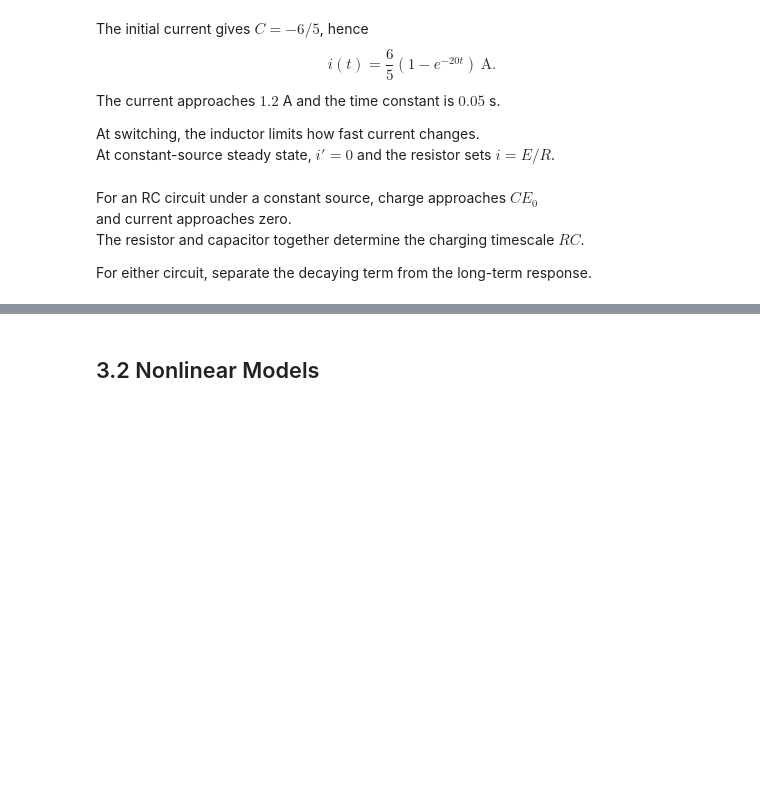
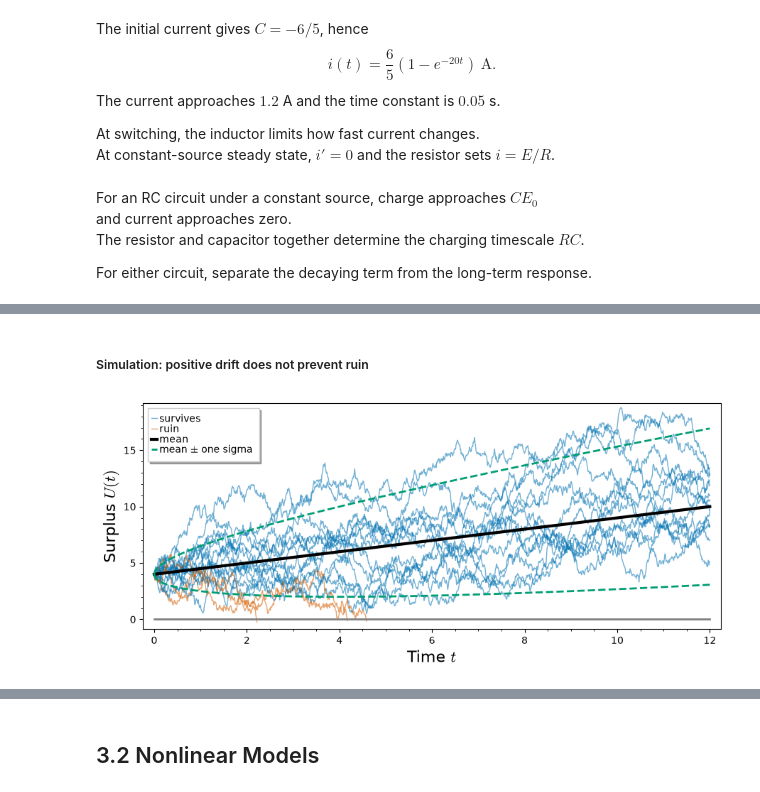
Before and after one commit to Symbol1/Differ2026, a Jupyter notebook: 1007.ipynb, the cells around one changed output, grey strips where cells are left out. Drawn from its saved outputs; the diff is of its cells as text; code cells hidden in the pictures; blank space fills up the shorter version.

```diff
--- a/1007.ipynb
+++ b/1007.ipynb
@@ -255,0 +579,7 @@ For either circuit, separate the decaying term from the long-term response.
+# %%
+ou_plot = Graphics()
+for path in ou_paths:
+    ou_plot += line(list(zip(ou_times, path)), color='#0072B2', alpha=0.45)
+ou_mean = theta + (x0 - theta)*np.exp(-k*ou_times)
+ou_variance = sigma**2/(2*k)*(1 - np.exp(-2*k*ou_times))
+ou_one_sigma = np.sqrt(ou_variance)
@@ -255,0 +651,37 @@ For either circuit, separate the decaying term from the long-term response.
+# %% [markdown]
+##### Simulation: positive drift does not prevent ruin
+# %%
+import numpy as np
+rng = np.random.default_rng(int(1007))
+u0, drift, volatility = 4.0, 0.5, 2.0
+T, dt, number_of_paths = 12.0, 0.01, 16
+risk_times = np.linspace(0, T, int(T/dt) + 1)
+increments = drift*dt + volatility*np.sqrt(dt)*rng.standard_normal((number_of_paths, len(risk_times) - 1))
+risk_paths = u0 + np.cumsum(increments, axis=1)
+risk_paths = np.column_stack([np.full(number_of_paths, u0), risk_paths])
+was_ruined = np.min(risk_paths, axis=1) <= 0
+# %%
+risk_plot = Graphics()
+seen = {False: False, True: False}
+for path, ruined in zip(risk_paths, was_ruined):
+    end = np.argmax(path <= 0) + 1 if ruined else len(path)
+    label = ('ruin' if ruined else 'survives') if not seen[bool(ruined)] else None
+    options = {'legend_label': label} if label else {}
+    risk_plot += line(list(zip(risk_times[:end], path[:end])),
+                      color='#D55E00' if ruined else '#0072B2', alpha=0.55, **options)
+    seen[bool(ruined)] = True
+# %%
+risk_mean = u0 + drift*risk_times
+risk_one_sigma = volatility*np.sqrt(risk_times)
+risk_plot += line([(0, 0), (T, 0)], color='gray', thickness=2)
+risk_plot += line(list(zip(risk_times, risk_mean)), color='black',
+                  thickness=3, legend_label='mean')
+risk_plot += line(list(zip(risk_times, risk_mean + risk_one_sigma)), color='#009E73',
+                  linestyle='--', thickness=2, legend_label=r'mean $\pm$ one sigma')
+risk_plot += line(list(zip(risk_times, risk_mean - risk_one_sigma)), color='#009E73',
+                  linestyle='--', thickness=2)
+risk_plot.show(xmin=0, xmax=T, ymin=-0.5, figsize=[9, 4],
+               axes_labels=['Time $t$', 'Surplus $U(t)$'], frame=True, axes=False,
+               legend_options={'loc': 'upper left'})
+# %% [output]
+[figure, added]
```
Also changed, not shown: parts of 96 cells of this notebook.
